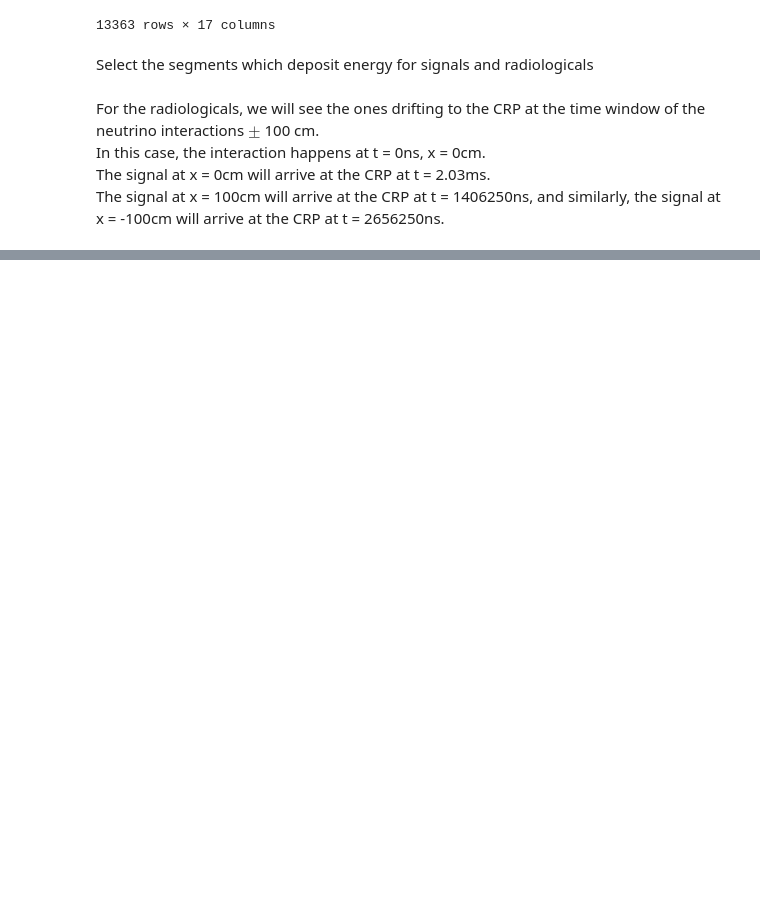
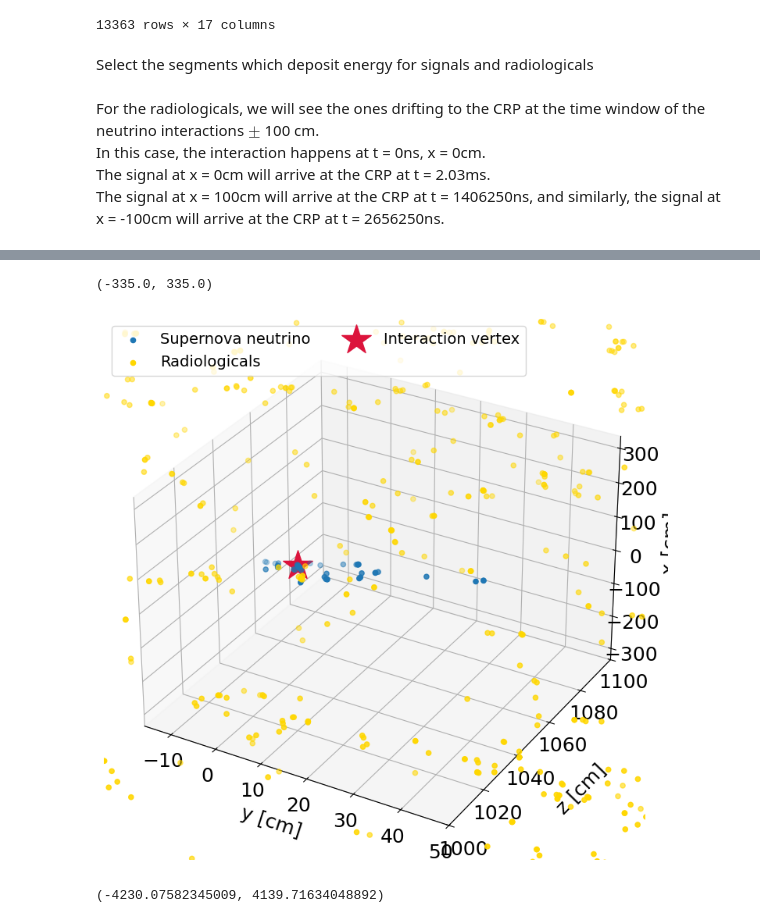
Before and after one commit to yuntsebaryon/GAMPix4SNe, a Jupyter notebook: EVD/eventDisplay.ipynb, the cells around one changed output, grey strips where cells are left out. Saved outputs shown, nothing was run; the diff lists cells and outputs as text; code cells hidden in the pictures; blank space fills up the shorter version.

```diff
--- a/EVD/eventDisplay.ipynb
+++ b/EVD/eventDisplay.ipynb
@@ -144,0 +149,26 @@ fig.savefig('SNRad.png')
+# %%
+fig = plt.figure( figsize = (12, 9))
+ax = fig.add_subplot( 1, 1, 1, projection = '3d' )
+
+ax.scatter( sig['startY']/10, sig['startZ']/10, sig['startX']/10, label = 'Supernova neutrino')
+ax.scatter( rad['startY']/10, rad['startZ']/10, rad['startX']/10, c = 'gold', label = 'Radiologicals')
+
+ax.scatter( 0., 1045.94, 0., s = 800, c = '#DC143C', label = 'Interaction vertex', marker = '*' )
+
+ax.set_xlabel('y [cm]', fontsize = 18, labelpad = 10)
+ax.set_ylabel('z [cm]', fontsize = 18, labelpad = 20)
+ax.set_zlabel('x [cm]', fontsize = 18, labelpad = 10)
+ax.tick_params( axis = 'x', labelsize = 18 )
+ax.tick_params( axis = 'y', labelsize = 18 )
+ax.tick_params( axis = 'z', labelsize = 18 )
+ax.legend( ncol = 2, fontsize = 14, loc = 'upper left' )
+ax.set_xlim( [-16, 50])
+ax.set_ylim( [1000, 1100])
+ax.set_zlim( [-335, 335])
+# %% [output]
+(-335.0, 335.0)
+[figure, added]
+# %%
+rad['startX'].min(), rad['startX'].max()
+# %% [output]
+(-4230.07582345009, 4139.71634048892)
```
Also changed, not shown: parts of 3 cells of this notebook.
